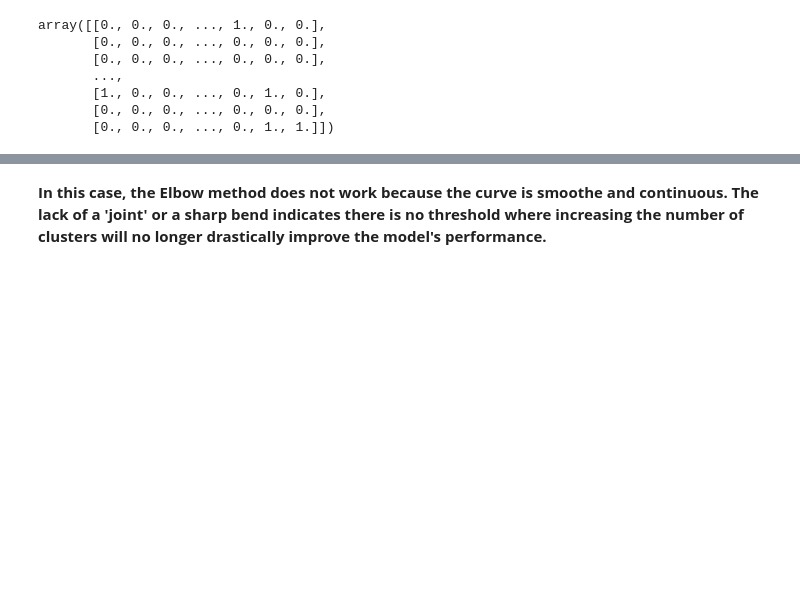
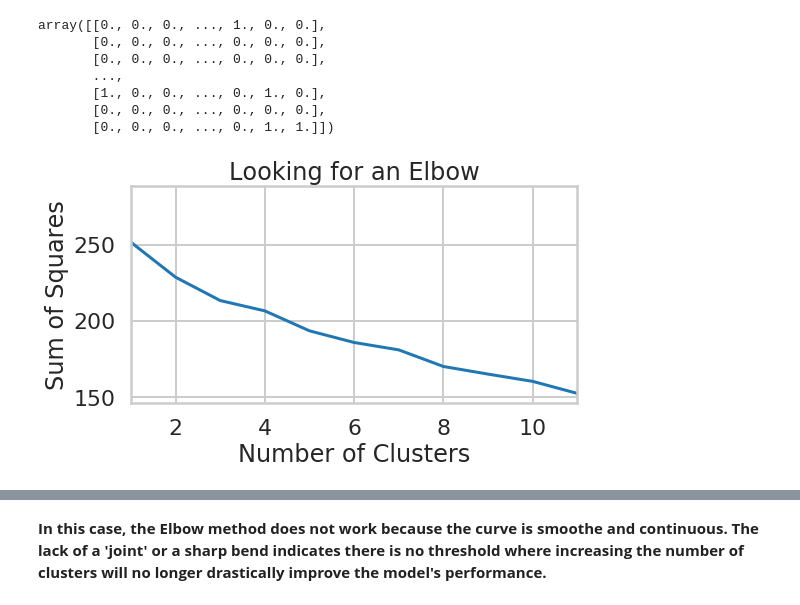
Before and after one commit to AHalarewicz/Clustering, a Jupyter notebook: clustering/Mini_Project_Clustering.ipynb, the cells around one changed output, grey strips where cells are left out. Drawn from its saved outputs; the diff is of its cells as text; code cells hidden in the pictures; blank space fills up the shorter version.

```diff
--- a/clustering/Mini_Project_Clustering.ipynb
+++ b/clustering/Mini_Project_Clustering.ipynb
@@ -146,6 +147,34 @@ def get_sum_squares(fitted_model):
     scalar = sum(squares)
 
     return scalar
+# %%
+# instantiate empty list for SS_score for each number of clusters
+SS_scores = []
+
+# loop through number of clusters
+for i in range(1,13):
+
+    # instantiate the model with i clusters
+    kmean = KMeans(n_clusters=i)
+
+    # fit the model
+    cluster_labels = kmean.fit_predict(x_cols)
+
+    # score the i-th model and append its score
+    SS_scores.append(get_sum_squares(kmean))
+
+
+# plot scores vs SS
+_ = plt.figure(figsize=(8,4))
+
+_ = plt.plot(SS_scores)
+_ = plt.title("Looking for an Elbow")
+_ = plt.ylabel("Sum of Squares")
+_ = plt.xlabel("Number of Clusters")
+_ = plt.xlim(1,11)
+#_ = plt.xticks([2,3,4,5,6,7,8,9,10])
+# %% [output]
+[figure, added]
 # %%
 # apply KMeans clustering method
 from sklearn.cluster import KMeans
```
Also changed, not shown: parts of 3 cells of this notebook.
